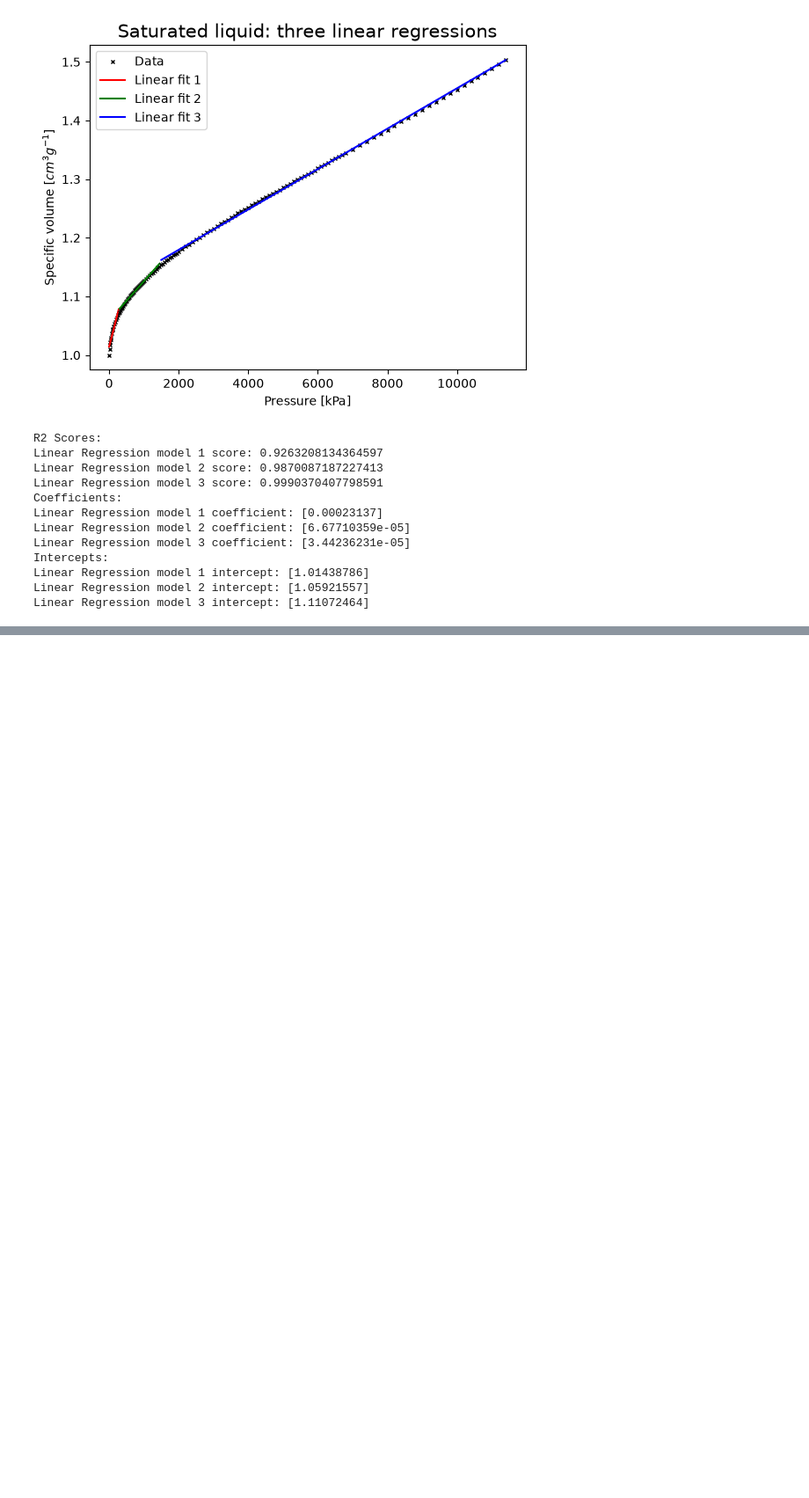
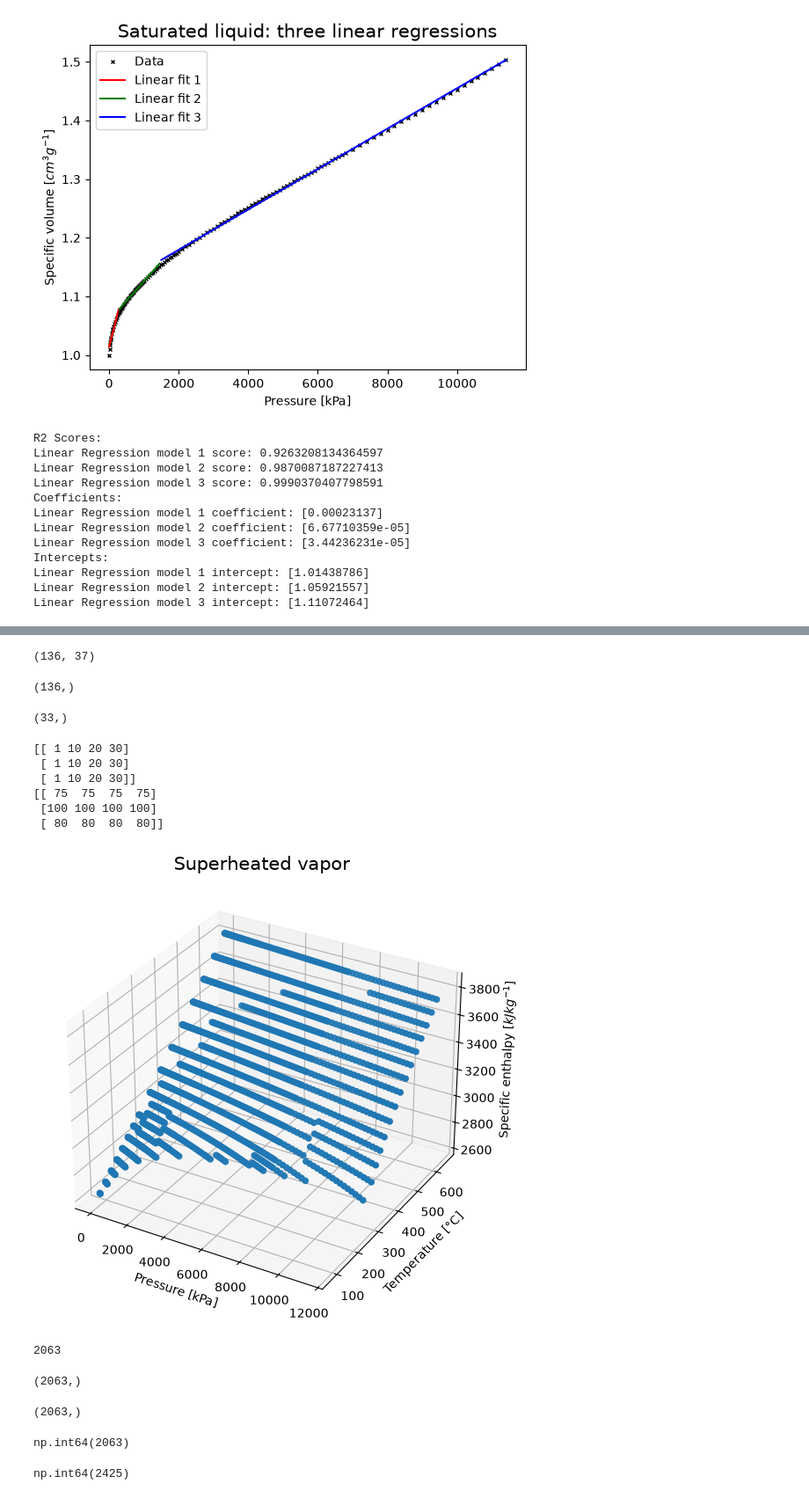
Before and after one commit to BoniYu/GLM_ThemophysicalProperty_Prediction, a Jupyter notebook: Notebooks/eda.ipynb, the cells around one changed output, grey strips where cells are left out. Shown: that part at 88% size. Drawn from its saved outputs; the diff is of its cells as text; code cells hidden in the pictures; blank space fills up the shorter version.

```diff
--- a/Notebooks/eda.ipynb
+++ b/Notebooks/eda.ipynb
@@ -276,0 +289,53 @@ Linear Regression model 3 intercept: [1.11072464]
+# %%
+H.shape
+# %% [output]
+(136, 37)
+# %%
+X = H['Pressure']
+X.shape
+# %% [output]
+(136,)
+# %%
+y = np.array([int(H.columns[4:][i]) for i in range(len(H.columns[4:]))])
+y.shape
+# %% [output]
+(33,)
+# %%
+# Checking the meshgrid function
+p = np.array([1, 10, 20, 30])
+t = np.array([75, 100, 80])
+P, T = np.meshgrid(p, t)
+print(P)
+print(T)
+# %% [output]
+[[ 1 10 20 30]
+ [ 1 10 20 30]
+ [ 1 10 20 30]]
+[[ 75  75  75  75]
+ [100 100 100 100]
+ [ 80  80  80  80]]
+# %%
+# Plottin the enthalpy (H) graph using Pressure and temperature as the independent variables and enthalpy as the dependent variable.
+
+#%matplotlib qt #Uncomment this line to plot in a separate window (not available in Colab)
+
+from mpl_toolkits.mplot3d import Axes3D
+
+
+fig = plt.figure(figsize=(10,5))
+ax = Axes3D(fig, auto_add_to_figure=False)
+fig.add_axes(ax)
+
+x = H['Pressure']
+y = np.array([int(H.columns[4:][i]) for i in range(len(H.columns[4:]))])
+X,Y = np.meshgrid(x,y)
+Z = H.loc[:, '75':'650']
+
+ax.scatter(X, Y, Z.T)
+ax.set_xlabel('Pressure [kPa]')
+ax.set_ylabel('Temperature [°C]')
+ax.set_zlabel('Specific enthalpy [$kJ kg^{-1}$]')
+ax.set_title('Superheated vapor', size=15)
+plt.show()
+# %% [output]
+[figure, added]
@@ -276,0 +368,22 @@ Linear Regression model 3 intercept: [1.11072464]
+# %%
+P_clean.shape[0]
+# %% [output]
+2063
+# %%
+T_clean.shape
+# %% [output]
+(2063,)
+# %%
+H_clean.shape
+# %% [output]
+(2063,)
+# %%
+# Checking non NaN values
+H.loc[:, '75':'650'].notna().sum().sum()
+# %% [output]
+np.int64(2063)
+# %%
+# Checking NaN values
+H.loc[:, '75':'650'].isna().sum().sum()
+# %% [output]
+np.int64(2425)
```
Also changed, not shown: parts of 10 cells of this notebook, 2 other files.
